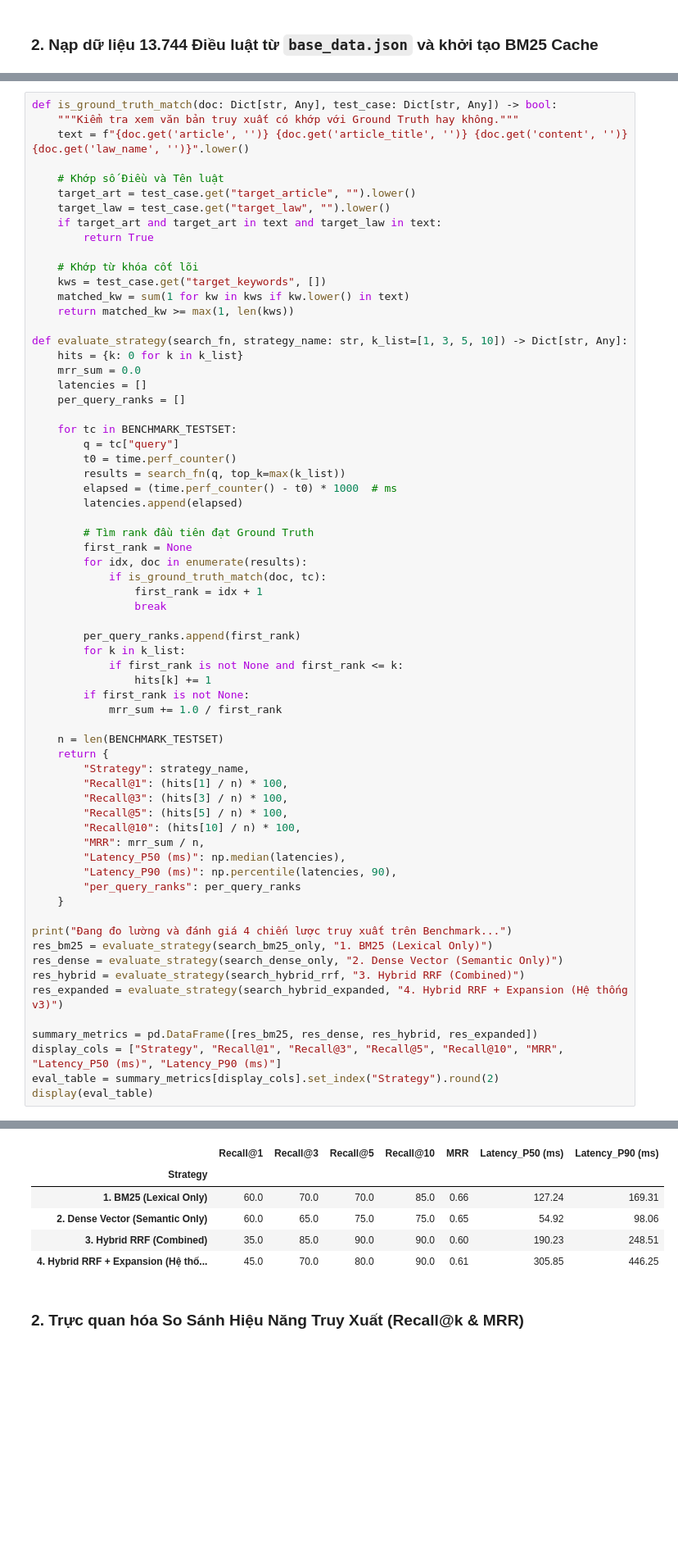
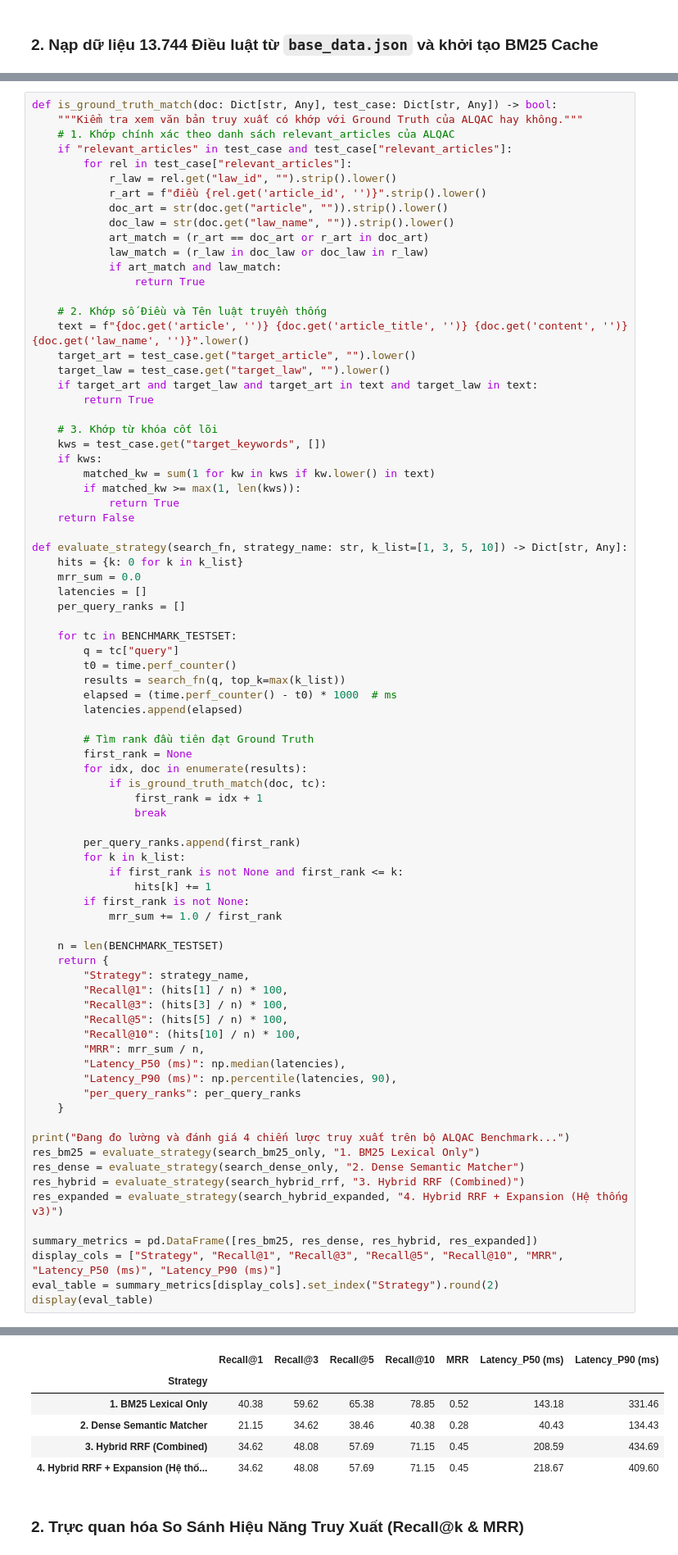
Before and after one commit to kaotun/vietnamese-legal-agentic-rag, a Jupyter notebook: backend/notebooks/02_retrieval_evaluation.ipynb, the cells around one changed output, grey strips where cells are left out. Shown at 82% size. Cells and saved outputs as stored; diff of their text form; blank space fills up the shorter version.

```diff
--- a/backend/notebooks/02_retrieval_evaluation.ipynb
+++ b/backend/notebooks/02_retrieval_evaluation.ipynb
@@ -414,18 +273,32 @@ print("✅ Đã triển khai hoàn tất 4 chiến lược truy xuất cho Ablat
 # %%
 def is_ground_truth_match(doc: Dict[str, Any], test_case: Dict[str, Any]) -> bool:
-    """Kiểm tra xem văn bản truy xuất có khớp với Ground Truth hay không."""
+    """Kiểm tra xem văn bản truy xuất có khớp với Ground Truth của ALQAC hay không."""
+    # 1. Khớp chính xác theo danh sách relevant_articles của ALQAC
+    if "relevant_articles" in test_case and test_case["relevant_articles"]:
+        for rel in test_case["relevant_articles"]:
+            r_law = rel.get("law_id", "").strip().lower()
+            r_art = f"điều {rel.get('article_id', '')}".strip().lower()
+            doc_art = str(doc.get("article", "")).strip().lower()
+            doc_law = str(doc.get("law_name", "")).strip().lower()
+            art_match = (r_art == doc_art or r_art in doc_art)
+            law_match = (r_law in doc_law or doc_law in r_law)
+            if art_match and law_match:
+                return True
+
+    # 2. Khớp số Điều và Tên luật truyền thống
     text = f"{doc.get('article', '')} {doc.get('article_title', '')} {doc.get('content', '')} {doc.get('law_name', '')}".lower()
-
-    # Khớp số Điều và Tên luật
     target_art = test_case.get("target_article", "").lower()
     target_law = test_case.get("target_law", "").lower()
-    if target_art and target_art in text and target_law in text:
+    if target_art and target_law and target_art in text and target_law in text:
         return True
 
-    # Khớp từ khóa cốt lõi
+    # 3. Khớp từ khóa cốt lõi
     kws = test_case.get("target_keywords", [])
-    matched_kw = sum(1 for kw in kws if kw.lower() in text)
-    return matched_kw >= max(1, len(kws))
+    if kws:
+        matched_kw = sum(1 for kw in kws if kw.lower() in text)
+        if matched_kw >= max(1, len(kws)):
+            return True
+    return False
 
 def evaluate_strategy(search_fn, strategy_name: str, k_list=[1, 3, 5, 10]) -> Dict[str, Any]:
     hits = {k: 0 for k in k_list}
@@ -467,9 +340,9 @@ def evaluate_strategy(search_fn, strategy_name: str, k_list=[1, 3, 5, 10]) -> Di
         "per_query_ranks": per_query_ranks
     }
 
-print("Đang đo lường và đánh giá 4 chiến lược truy xuất trên Benchmark...")
-res_bm25 = evaluate_strategy(search_bm25_only, "1. BM25 (Lexical Only)")
-res_dense = evaluate_strategy(search_dense_only, "2. Dense Vector (Semantic Only)")
+print("Đang đo lường và đánh giá 4 chiến lược truy xuất trên bộ ALQAC Benchmark...")
+res_bm25 = evaluate_strategy(search_bm25_only, "1. BM25 Lexical Only")
+res_dense = evaluate_strategy(search_dense_only, "2. Dense Semantic Matcher")
 res_hybrid = evaluate_strategy(search_hybrid_rrf, "3. Hybrid RRF (Combined)")
 res_expanded = evaluate_strategy(search_hybrid_expanded, "4. Hybrid RRF + Expansion (Hệ thống v3)")
 
@@ -482,9 +355,9 @@ display(eval_table)
 |  | Recall@1 | Recall@3 | Recall@5 | Recall@10 | MRR | Latency_P50 (ms) | Latency_P90 (ms) |
 | Strategy |  |  |  |  |  |  |  |
-| 1. BM25 (Lexical Only) | 60.0 | 70.0 | 70.0 | 85.0 | 0.66 | 127.24 | 169.31 |
-| 2. Dense Vector (Semantic Only) | 60.0 | 65.0 | 75.0 | 75.0 | 0.65 | 54.92 | 98.06 |
-| 3. Hybrid RRF (Combined) | 35.0 | 85.0 | 90.0 | 90.0 | 0.60 | 190.23 | 248.51 |
-| 4. Hybrid RRF + Expansion (Hệ thố... | 45.0 | 70.0 | 80.0 | 90.0 | 0.61 | 305.85 | 446.25 |
+| 1. BM25 Lexical Only | 40.38 | 59.62 | 65.38 | 78.85 | 0.52 | 143.18 | 331.46 |
+| 2. Dense Semantic Matcher | 21.15 | 34.62 | 38.46 | 40.38 | 0.28 | 40.43 | 134.43 |
+| 3. Hybrid RRF (Combined) | 34.62 | 48.08 | 57.69 | 71.15 | 0.45 | 208.59 | 434.69 |
+| 4. Hybrid RRF + Expansion (Hệ thố... | 34.62 | 48.08 | 57.69 | 71.15 | 0.45 | 218.67 | 409.60 |
 # %% [markdown]
 ### 2. Trực quan hóa So Sánh Hiệu Năng Truy Xuất (Recall@k & MRR)
 # %%
```
Also changed, not shown: parts of 16 cells of this notebook, 7 other files.
